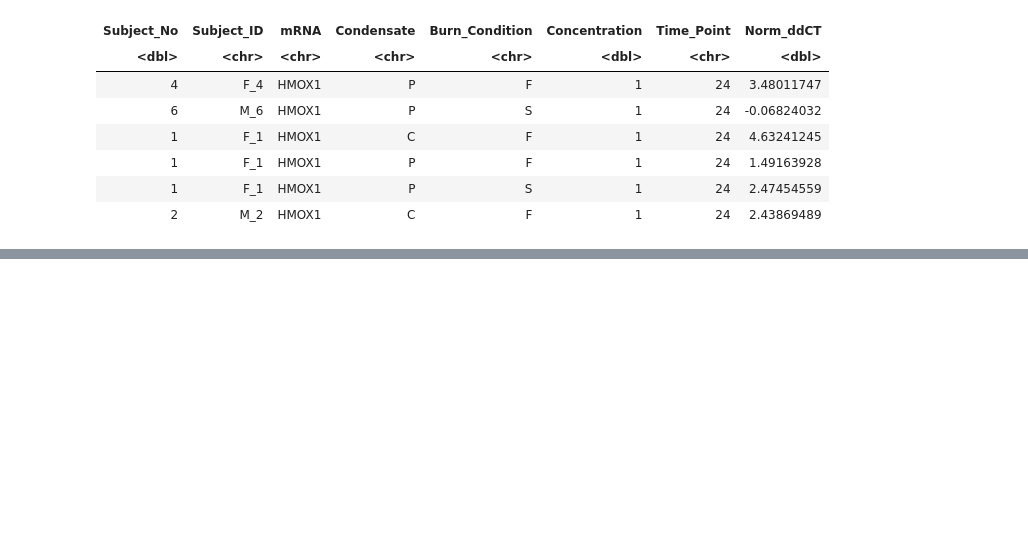
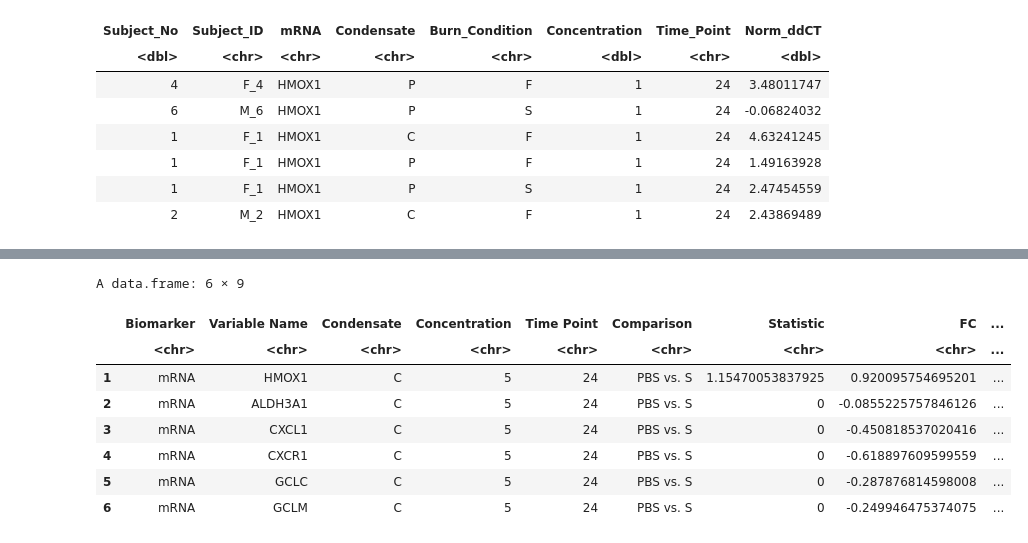
Before and after one commit to UNC-CEMALB/Burn-pit-smoke-condensate-mediated-toxicity-in-human-airway-epithelial-cells-, a Jupyter notebook: 2. Biomarker Distribution Analysis/Biomarker Friedman Analysis.ipynb, the cells around one changed output, grey strips where cells are left out. Saved outputs shown, nothing was run; the diff lists cells and outputs as text; code cells hidden in the pictures; blank space fills up the shorter version.

```diff
--- a/2. Biomarker Distribution Analysis/Biomarker Friedman Analysis.ipynb
+++ b/2. Biomarker Distribution Analysis/Biomarker Friedman Analysis.ipynb
@@ -80,6 +80,9 @@ friedmans_burn_condition = function(df, concentration, value, biomarker, biomark
     unique_biomarker = unique(df[[biomarker_name]])
     unique_condensate = c("C", "P")
     unique_conc = na.omit(unique(df[[concentration]]))
+
+    # to prevent from having neg numbers in the denominator, the min value of the entire dataset will be added
+    scale_num = abs(min(df[[value]]))
 
     friedmans_df = data.frame()
     nemenyis_df = data.frame()
@@ -112,9 +115,9 @@ friedmans_burn_condition = function(df, concentration, value, biomarker, biomark
                 flaming_df = filtered_df %>%
                     filter(Burn_Condition == "F")
 
-                FC = c(log2(mean(flaming_df[[value]])/mean(control_df[[value]])), # PBS vs. F
-                       log2(mean(flaming_df[[value]])/mean(smoldering_df[[value]])), # S vs. F
-                       log2(mean(smoldering_df[[value]])/mean(control_df[[value]]))) # PBS vs. S
+                FC = c(log2((mean(flaming_df[[value]]) + scale_num)/(mean(control_df[[value]]) + scale_num)), # PBS vs. F
+                       log2((mean(flaming_df[[value]]) + scale_num)/(mean(smoldering_df[[value]]) + scale_num)), # S vs. F
+                       log2((mean(smoldering_df[[value]]) + scale_num)/(mean(control_df[[value]]) + scale_num))) # PBS vs. S
 
                 nemenyis_pvalues = c(nemenyis_test$p.value[1], nemenyis_test$p.value[2],
                                     nemenyis_test$p.value[4])
@@ -339,3 +331,28 @@ Warning message in friedmans_burn_condition_v2(conc5_72_mRNA_df, "Norm_ddCT", "m
+# %%
+# had to fix this df since these comparisons only contain cardboard control, smoldering
+cardboard_df = removed_conc5_24_friedmans_mRNA_v2[[2]] %>%
+    filter(Condensate == "C")
+
+removed_FC = na.omit(as.numeric(cardboard_df$FC))
+fixed_removed_cardboard_df = removed_conc5_24_friedmans_mRNA_v2[[2]] %>%
+    select(-FC) %>%
+    filter(Condensate == "C", `P Value` != "NA") %>%
+    mutate(FC = removed_FC)
+
+fixed_removed_df = rbind(fixed_removed_cardboard_df[,c(1:7,9,8)], removed_conc5_24_friedmans_mRNA_v2[[2]] %>%
+    filter(Condensate == "P"))
+
+head(fixed_removed_df)
+# %% [output]
+A data.frame: 6 × 9
+|  | Biomarker | Variable Name | Condensate | Concentration | Time Point | Comparison | Statistic | FC | ... |
+|  | <chr> | <chr> | <chr> | <chr> | <chr> | <chr> | <chr> | <chr> | ... |
+| 1 | mRNA | HMOX1 | C | 5 | 24 | PBS vs. S | 1.15470053837925 | 0.920095754695201 | ... |
+| 2 | mRNA | ALDH3A1 | C | 5 | 24 | PBS vs. S | 0 | -0.0855225757846126 | ... |
+| 3 | mRNA | CXCL1 | C | 5 | 24 | PBS vs. S | 0 | -0.450818537020416 | ... |
+| 4 | mRNA | CXCR1 | C | 5 | 24 | PBS vs. S | 0 | -0.618897609599559 | ... |
+| 5 | mRNA | GCLC | C | 5 | 24 | PBS vs. S | 0 | -0.287876814598008 | ... |
+| 6 | mRNA | GCLM | C | 5 | 24 | PBS vs. S | 0 | -0.249946475374075 | ... |
 # %%
 # having to go back to run friedmans on a sample that only has data for 5 subjects instead of 6
 unique_biomarker = unique(five_subject_only_sample_df$mRNA)
```
Also changed, not shown: parts of 7 cells of this notebook.
